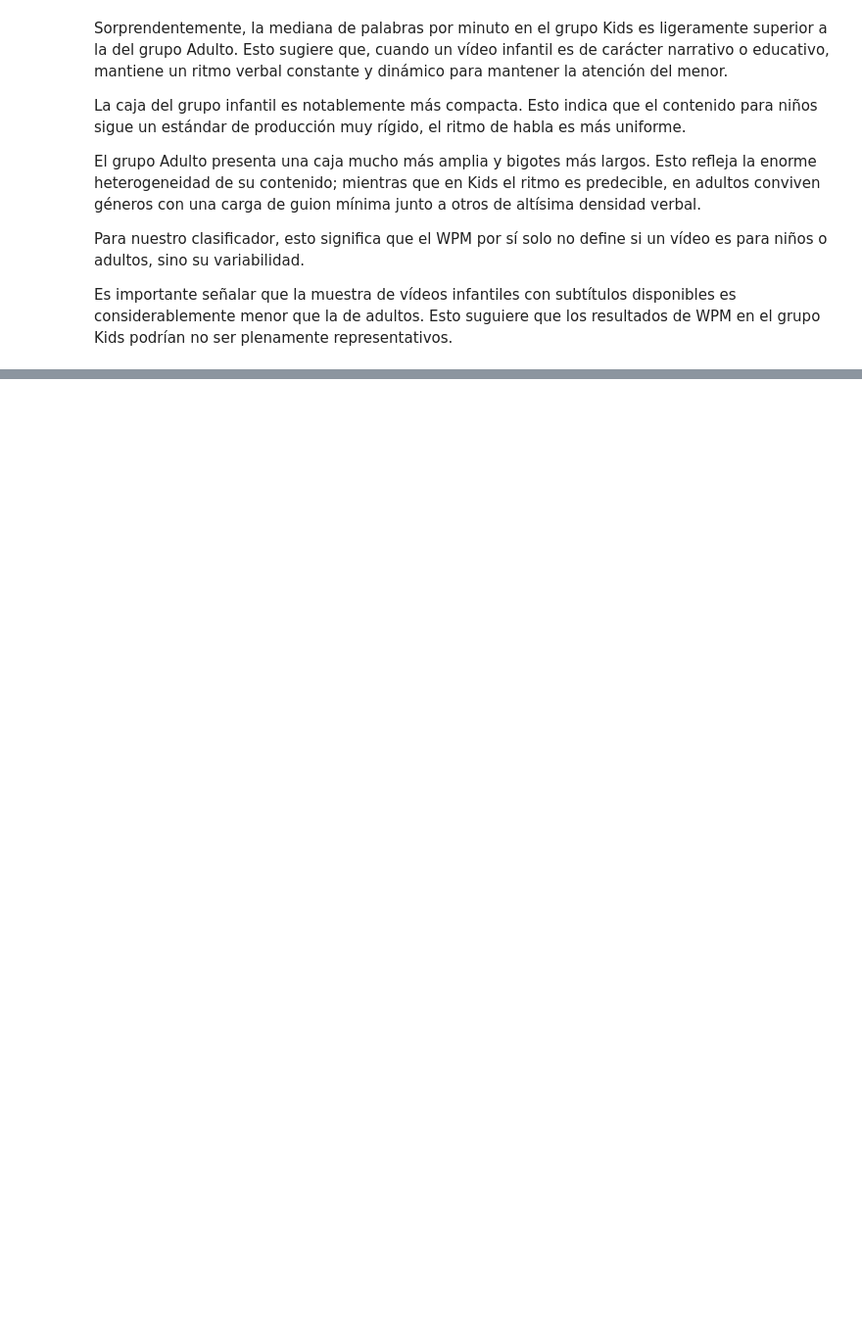
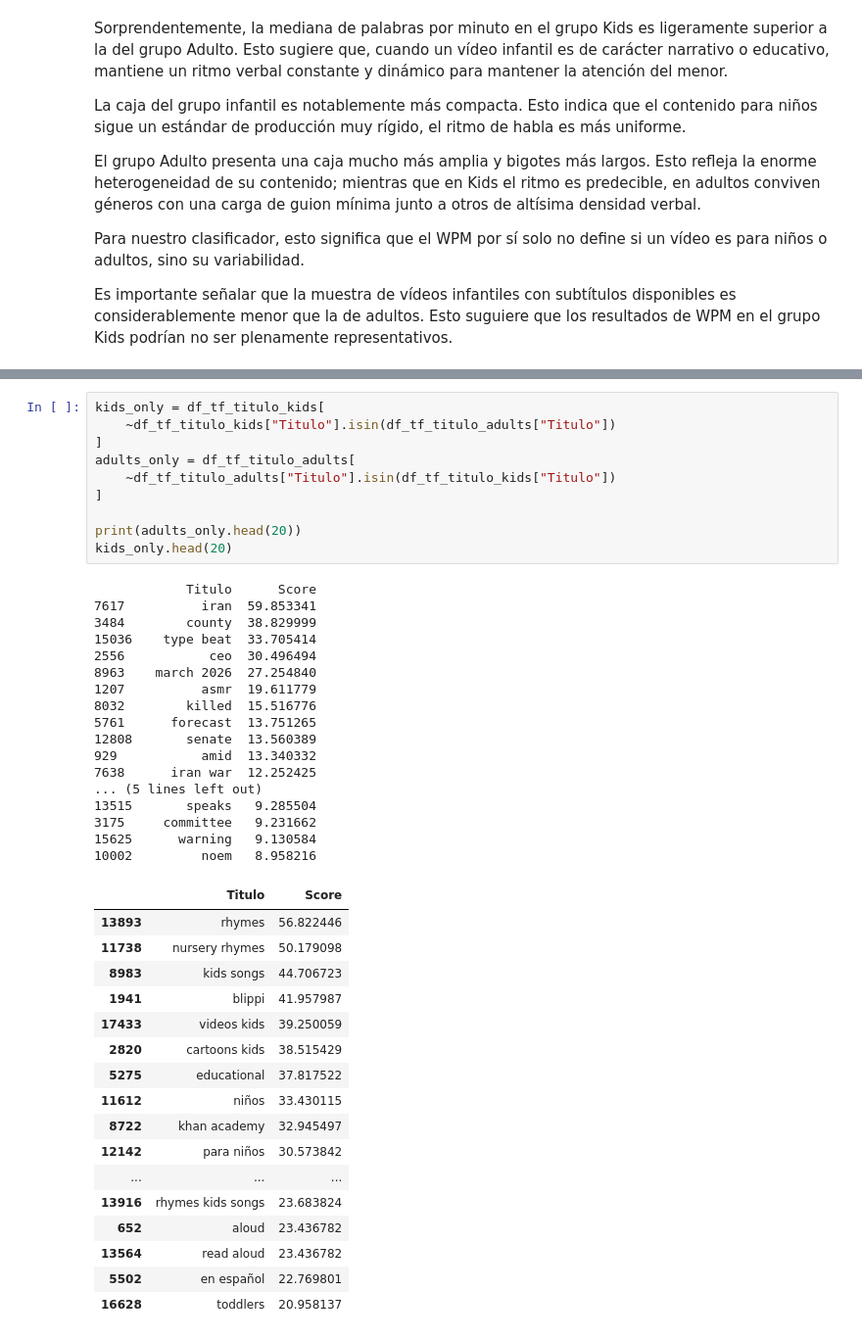
Before and after one commit to UCM-GIDIA-PD1/c2526-R1, a Jupyter notebook: src/analisis_kids.ipynb, the cells around one changed output, grey strips where cells are left out. Shown at 98% size. Drawn from its saved outputs; the diff is of its cells as text; blank space fills up the shorter version.

```diff
--- a/src/analisis_kids.ipynb
+++ b/src/analisis_kids.ipynb
@@ -333,0 +209,45 @@ Name: ChannelTitle, dtype: str
+# %%
+kids_only = df_tf_titulo_kids[
+    ~df_tf_titulo_kids["Titulo"].isin(df_tf_titulo_adults["Titulo"])
+]
+adults_only = df_tf_titulo_adults[
+    ~df_tf_titulo_adults["Titulo"].isin(df_tf_titulo_kids["Titulo"])
+]
+
+print(adults_only.head(20))
+kids_only.head(20)
+# %% [output]
+            Titulo      Score
+7617          iran  59.853341
+3484        county  38.829999
+15036    type beat  33.705414
+2556           ceo  30.496494
+8963    march 2026  27.254840
+1207          asmr  19.611779
+8032        killed  15.516776
+5761      forecast  13.751265
+12808       senate  13.560389
+929           amid  13.340332
+7638      iran war  12.252425
+... (5 lines left out)
+13515       speaks   9.285504
+3175     committee   9.231662
+15625      warning   9.130584
+10002         noem   8.958216
+|  | Titulo | Score |
+| 13893 | rhymes | 56.822446 |
+| 11738 | nursery rhymes | 50.179098 |
+| 8983 | kids songs | 44.706723 |
+| 1941 | blippi | 41.957987 |
+| 17433 | videos kids | 39.250059 |
+| 2820 | cartoons kids | 38.515429 |
+| 5275 | educational | 37.817522 |
+| 11612 | niños | 33.430115 |
+| 8722 | khan academy | 32.945497 |
+| 12142 | para niños | 30.573842 |
+| ... | ... | ... |
+| 13916 | rhymes kids songs | 23.683824 |
+| 652 | aloud | 23.436782 |
+| 13564 | read aloud | 23.436782 |
+| 5502 | en español | 22.769801 |
+| 16628 | toddlers | 20.958137 |
```
Also changed, not shown: parts of 27 cells of this notebook, 1 other file.
